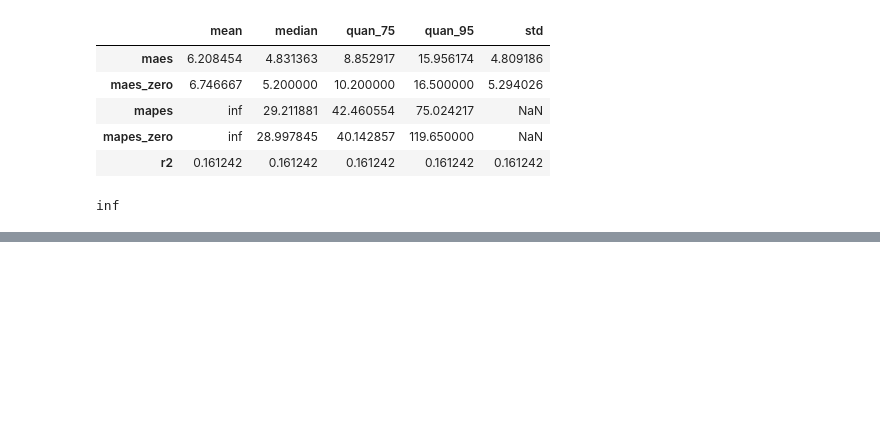
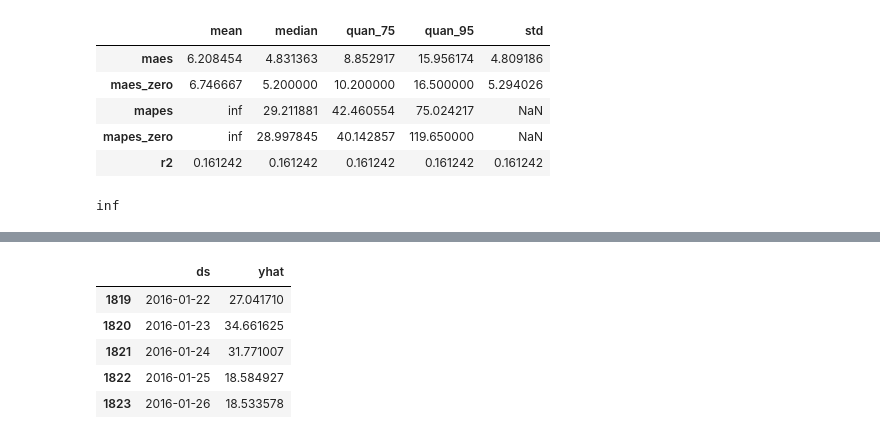
Before and after one commit to muzafarovdan/MyEducation, a Jupyter notebook: TimeSeries/prophet_notebook.ipynb, the cells around one changed output, grey strips where cells are left out. Cells and saved outputs as stored; diff of their text form; code cells hidden in the pictures; blank space fills up the shorter version.

```diff
--- a/TimeSeries/prophet_notebook.ipynb
+++ b/TimeSeries/prophet_notebook.ipynb
@@ -414,0 +451,9 @@ MAPE: 36.03499612925683%
+# %%
+future.head(5)
+# %% [output]
+|  | ds | yhat |
+| 1819 | 2016-01-22 | 27.041710 |
+| 1820 | 2016-01-23 | 34.661625 |
+| 1821 | 2016-01-24 | 31.771007 |
+| 1822 | 2016-01-25 | 18.584927 |
+| 1823 | 2016-01-26 | 18.533578 |
```
Also changed, not shown: parts of 14 cells of this notebook.
